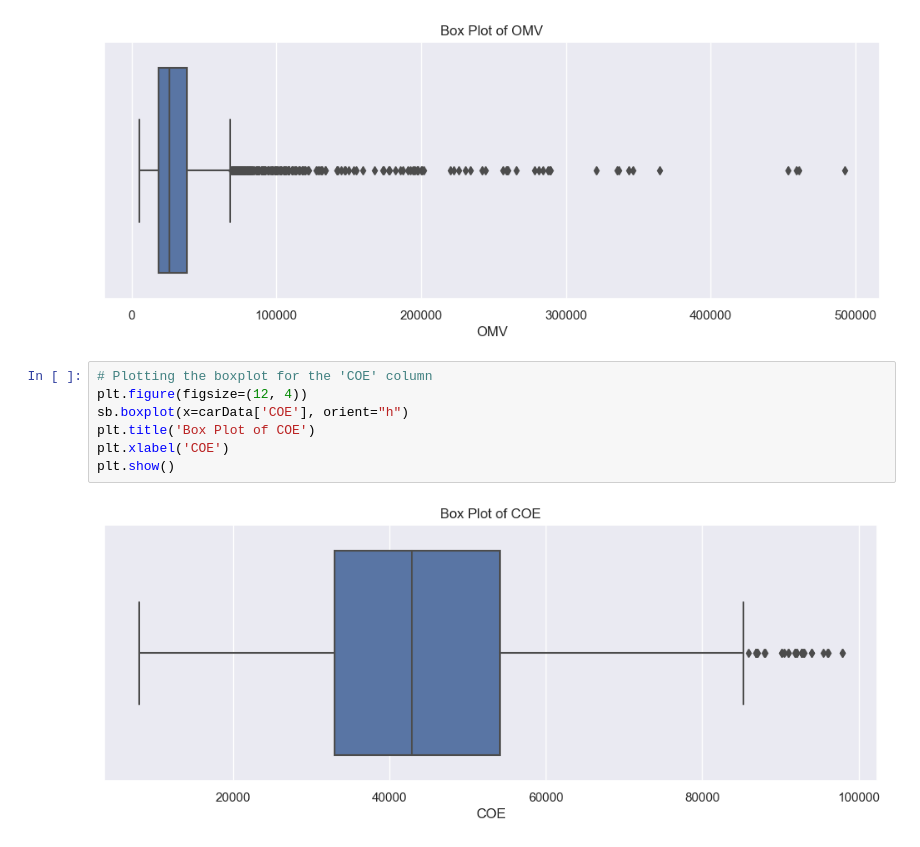
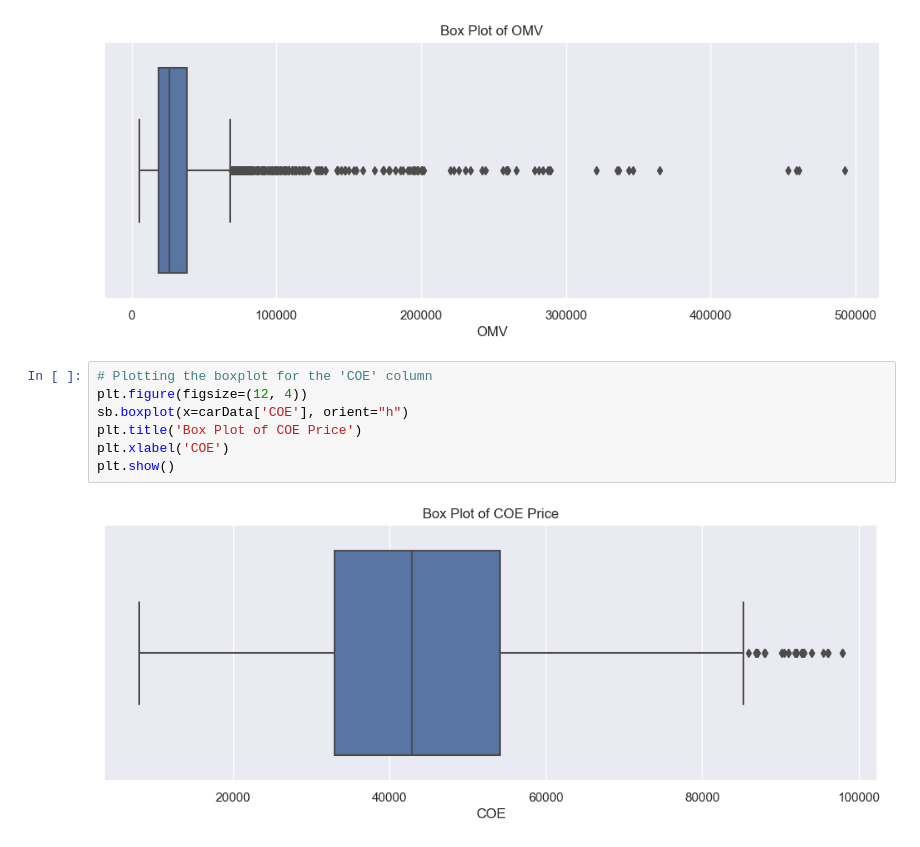
Before and after one commit to Encogt/SC1015-Grp-2, a Jupyter notebook: Main Project Basic Statistics.ipynb, the cells around one changed output. Drawn from its saved outputs; the diff is of its cells as text.

```diff
--- a/Main Project Basic Statistics.ipynb
+++ b/Main Project Basic Statistics.ipynb
@@ -337,9 +412,9 @@ plt.show()
 # %%
 # Plotting the boxplot for the 'COE' column
 plt.figure(figsize=(12, 4))
 sb.boxplot(x=carData['COE'], orient="h")
-plt.title('Box Plot of COE')
+plt.title('Box Plot of COE Price')
 plt.xlabel('COE')
 plt.show()
 # %% [output]
-[figure, old version]
+[figure, new version]
```
Also changed, not shown: parts of 18 cells of this notebook.
